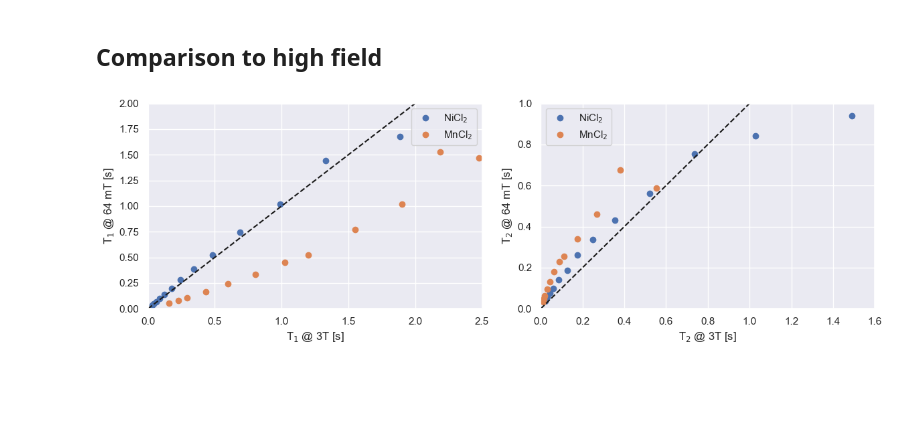
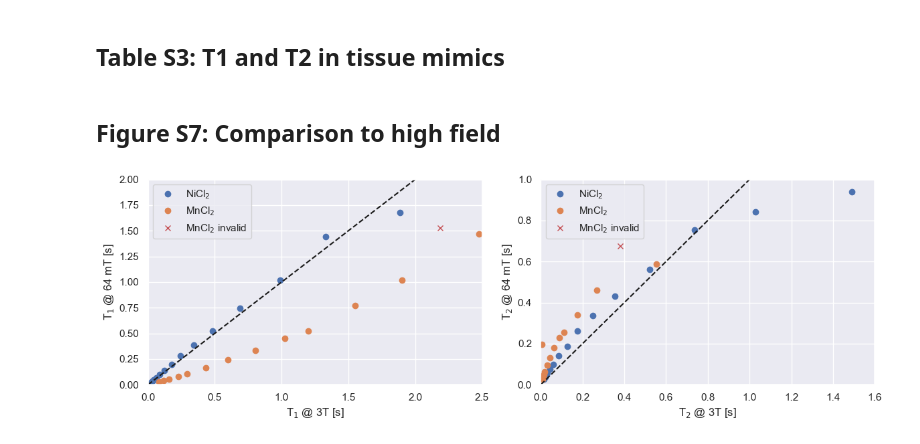
Before and after one commit to UNITY-Physics/unity_qa_paper, a Jupyter notebook: notebooks/relaxivity_plots.ipynb, the cells around one changed output. Cells and saved outputs as stored; diff of their text form; code cells hidden in the pictures; blank space fills up the shorter version.

```diff
--- a/notebooks/relaxivity_plots.ipynb
+++ b/notebooks/relaxivity_plots.ipynb
@@ -9,7 +9,7 @@ import pandas as pd
 import seaborn as sns
 import statsmodels.api as sm
 # %%
-all_df = pd.read_csv('../data/relaxometry_results_240816.csv', index_col=None)
+all_df = pd.read_csv('../data/relaxometry_results_241016.csv', index_col=None)
 all_df['Session'] = all_df['Session'].astype(str)
 # %%
 def make_linear_fit(x,y):
@@ -27,15 +27,24 @@ def make_linear_fit(x,y):
 def filter_df(df, sub, ses, seg, quant):
     return df.query("Session==@ses & Subject==@sub & Segmentation==@seg & Quant==@quant")
 
-def make_relax_plot(sub, x, y, ax, x_label, y_label):
+def make_relax_plot(sub, x, y, ax, x_label, y_label, x_scale='linear'):
     r, results, cfi, iv_l, iv_u = make_linear_fit(x,y)
     l = ax.plot(x, y, 'o')
     color = l[0].get_color()
-    l = ax.plot(x, results.fittedvalues, '--', color=color, label=rf'({sub}) $r_{1}={r:.3} \pm {results.bse.x1:.1}$')
+
+    if x_scale=='linear':
+        l = ax.plot(x, results.fittedvalues, '--', color=color, label=rf'({sub}) $r_{1}={r:.3} \pm {results.bse.x1:.1}$')
+        ax.axis([0,None,0,None])
+    elif x_scale=='log':
+        l = ax.semilogx(x, results.fittedvalues, '--', color=color, label=rf'({sub}) $r_{1}={r:.3} \pm {results.bse.x1:.1}$')
+        ax.axis([1E-2,None,0,None])
+    else:
+        raise ValueError
+
     ax.fill_between(x, iv_u, iv_l, alpha=0.2, color=color)
     ax.set_ylabel(y_label)
     ax.set_xlabel(x_label)
-    ax.axis([0,None,0,None])
+
     return r, results, l
 # %%
 sub = 'P0004'
@@ -51,6 +60,7 @@ df_nicl['Content'] = 'NiCl2'
 df_nicl['Conc. [mM]'] = dfT1['Concentration']
 df_nicl['T1 [s]'] = dfT1['Median']
 df_nicl['T2 [s]'] = dfT2['Median']
+df_nicl['Conc'] = df_nicl['Conc. [mM]']
 
 # MnCl2 - "T2 mimics"
 dfT1 = filter_df(all_df, sub, ses, seg='T2mimics_fix', quant='T1').reset_index(drop=True).sort_values(by='LabelValue')
@@ -62,6 +72,7 @@ df_mncl['Content'] = 'MnCl2'
 df_mncl['Conc. [mM]'] = dfT1['Concentration']
 df_mncl['T1 [s]'] = dfT1['Median']
 df_mncl['T2 [s]'] = dfT2['Median']
+df_mncl['Conc'] = df_mncl['Conc. [mM]']
 
 # PVP - "ACD mimics"
 dfT1 = filter_df(all_df, sub, ses, seg='ADC_fix', quant='T1').reset_index(drop=True).sort_values(by='LabelValue')
@@ -200,9 +237,11 @@ plt.show()
+# %% [markdown]
+## Table S3: T1 and T2 in tissue mimics
 # %%
 df_adc.to_csv('../results/relaxometry_PVP_mimics.csv')
 df_mncl.to_csv('../results/relaxometry_MnCl_mimics.csv')
 df_nicl.to_csv('../results/relaxometry_NiCl_mimics.csv')
 # %% [markdown]
-## Comparison to high field
+## Figure S7: Comparison to high field
 # %%
 # Ref values obtained from NIST measurements at 3T @ 20 C
 NiCl2_conc = [0.29, 0.6, 1.04, 1.64, 2.52, 3.68, 5.43, 7.74, 11.3, 16.5, 23.3, 32.7, 46, 65.3]
@@ -215,27 +254,33 @@ MnCl2_T2 = np.array([552.7,379.5,267.3,175.1,112.7,88.9,63.4,44.2,29.9,19.4,14.7
 # %%
 fig, axes = plt.subplots(1,2,figsize=(12,4))
 ax = axes[0]
 
-ax.plot(NiCl2_T1[:-1], df_nicl['T1 [s]'][:-1], 'o', label=r'NiCl$_2$')
-ax.plot(MnCl2_T1[:-2], df_mncl['T1 [s]'][:-2], 'o', label=r'MnCl$_2$')
+mncl2_filter = np.arange(0,14)
+mncl2_del = [1]
+mncl2_filter = np.delete(mncl2_filter, mncl2_del)
+
+ax.plot(NiCl2_T1, df_nicl['T1 [s]'], 'o', label=r'NiCl$_2$')
+ax.plot(MnCl2_T1[mncl2_filter], df_mncl['T1 [s]'][mncl2_filter], 'o', label=r'MnCl$_2$')
+ax.plot(MnCl2_T1[mncl2_del], df_mncl['T1 [s]'][mncl2_del], 'xr', label=r'MnCl$_2$ invalid')
 ax.plot([0,2],[0,2], '--k')
 ax.set_xlabel('T$_1$ @ 3T [s]')
 ax.set_ylabel('T$_1$ @ 64 mT [s]')
 ax.axis([0,2.5,0,2])
 ax.legend()
 
 ax = axes[1]
 
-ax.plot(NiCl2_T2[:-1], df_nicl['T2 [s]'][:-1], 'o', label=r'NiCl$_2$')
-ax.plot(MnCl2_T2[:-2], df_mncl['T2 [s]'][:-2], 'o', label=r'MnCl$_2$')
+ax.plot(NiCl2_T2, df_nicl['T2 [s]'], 'o', label=r'NiCl$_2$')
+ax.plot(MnCl2_T2[mncl2_filter], df_mncl['T2 [s]'][mncl2_filter], 'o', label=r'MnCl$_2$')
+ax.plot(MnCl2_T2[mncl2_del], df_mncl['T2 [s]'][mncl2_del], 'xr', label=r'MnCl$_2$ invalid')
 ax.plot([0,2],[0,2], '--k')
 ax.set_xlabel('T$_2$ @ 3T [s]')
 ax.set_ylabel(r'T$_2$ @ 64 mT [s]')
 ax.axis([0,1.6,0,1])
 ax.legend()
 
 plt.tight_layout()
 plt.savefig('../results/figureS6_relax_compare_64mT_3T.png', dpi=300)
 plt.show()
 # %% [output]
-[figure, old version]
+[figure, new version]
```
Also changed, not shown: parts of 3 cells of this notebook.
